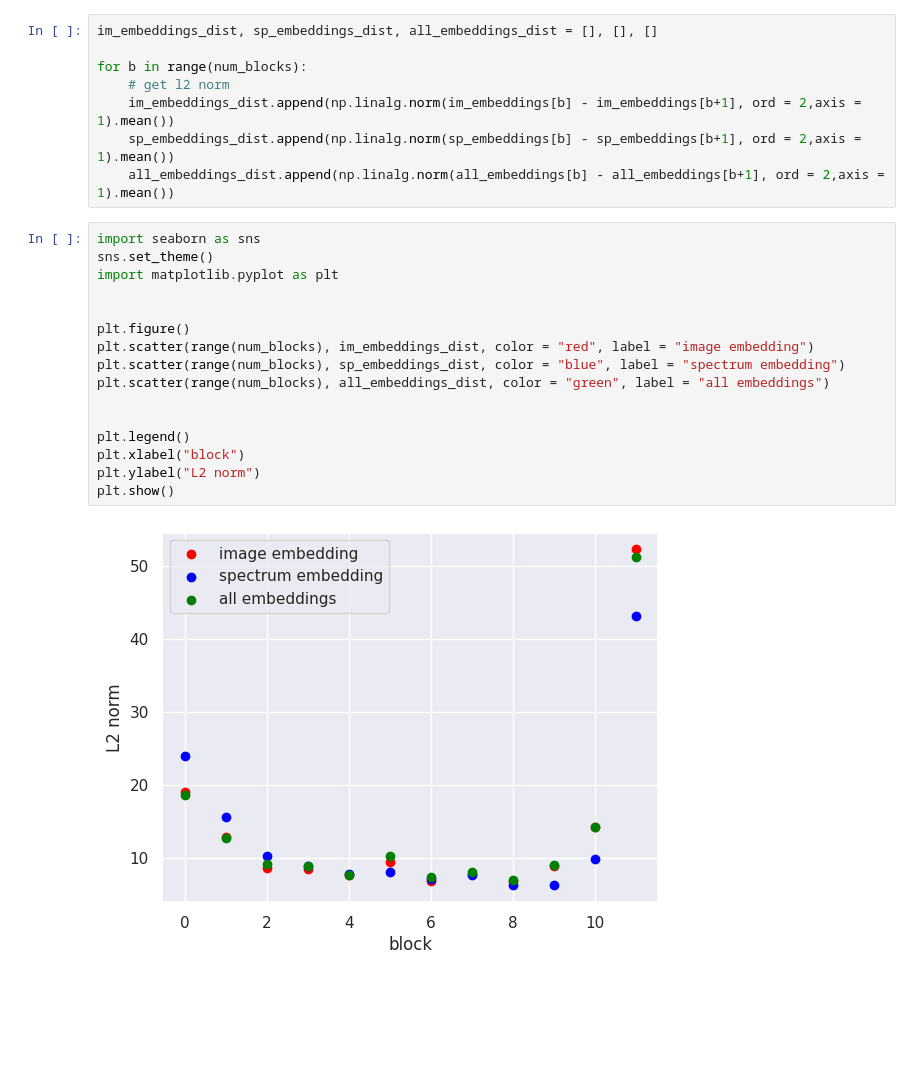
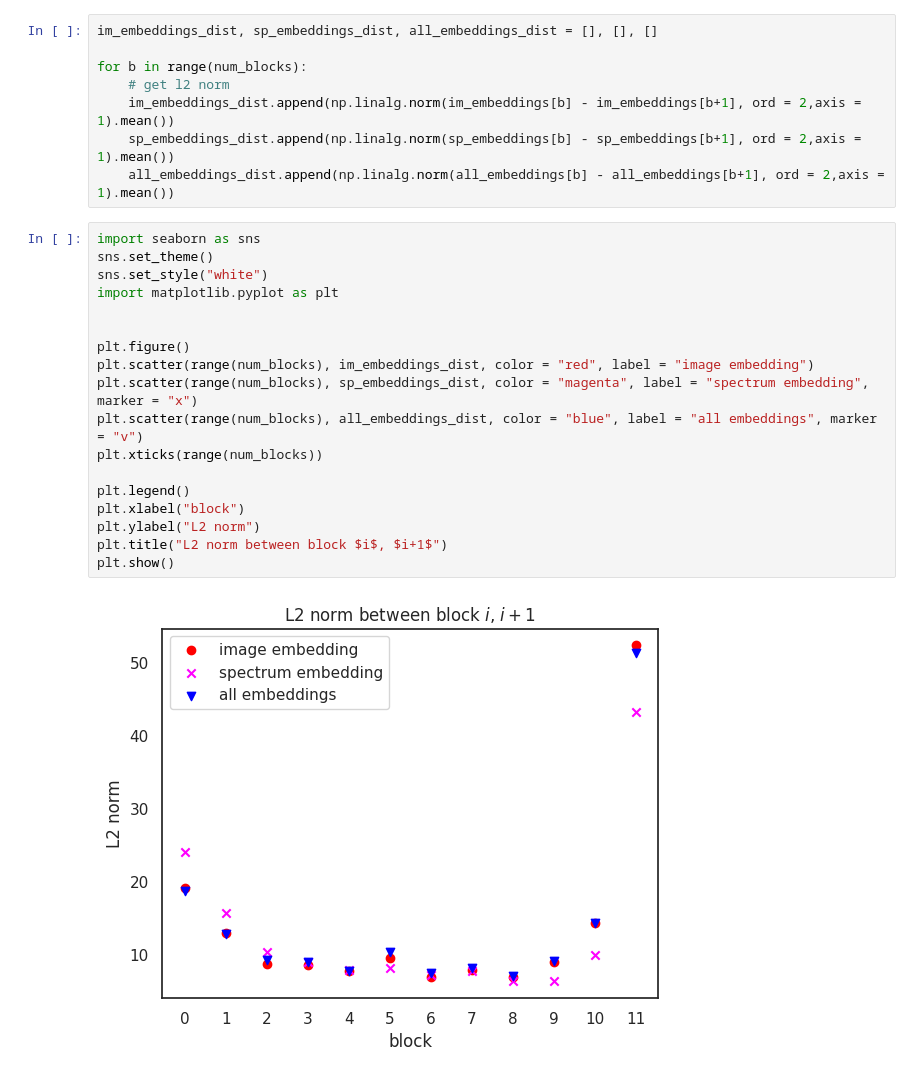
Before and after one commit to auggiemarignier/windycity, a Jupyter notebook: aion_tutorial.ipynb, the cells around one changed output. Saved outputs shown, nothing was run; the diff lists cells and outputs as text; blank space fills up the shorter version.

Commit message:
very nice plot

```diff
--- a/aion_tutorial.ipynb
+++ b/aion_tutorial.ipynb
@@ -212,18 +212,20 @@ for b in range(num_blocks):
 # %%
 import seaborn as sns
 sns.set_theme()
+sns.set_style("white")
 import matplotlib.pyplot as plt
 
 
 plt.figure()
 plt.scatter(range(num_blocks), im_embeddings_dist, color = "red", label = "image embedding")
-plt.scatter(range(num_blocks), sp_embeddings_dist, color = "blue", label = "spectrum embedding")
-plt.scatter(range(num_blocks), all_embeddings_dist, color = "green", label = "all embeddings")
-
+plt.scatter(range(num_blocks), sp_embeddings_dist, color = "magenta", label = "spectrum embedding", marker = "x")
+plt.scatter(range(num_blocks), all_embeddings_dist, color = "blue", label = "all embeddings", marker = "v")
+plt.xticks(range(num_blocks))
 
 plt.legend()
 plt.xlabel("block")
 plt.ylabel("L2 norm")
+plt.title("L2 norm between block $i$, $i+1$")
 plt.show()
 # %% [output]
-[figure, old version]
+[figure, new version]
```
